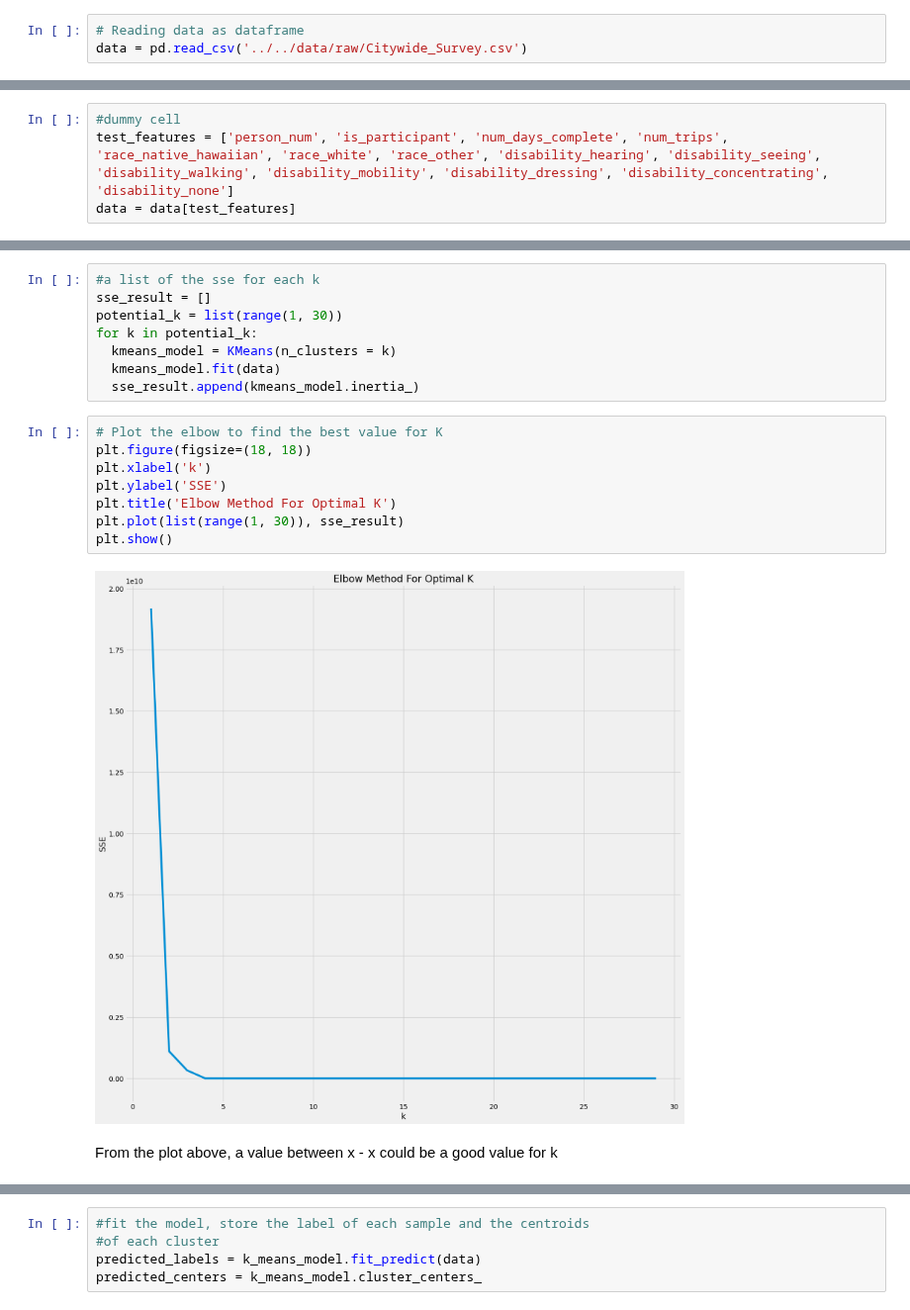
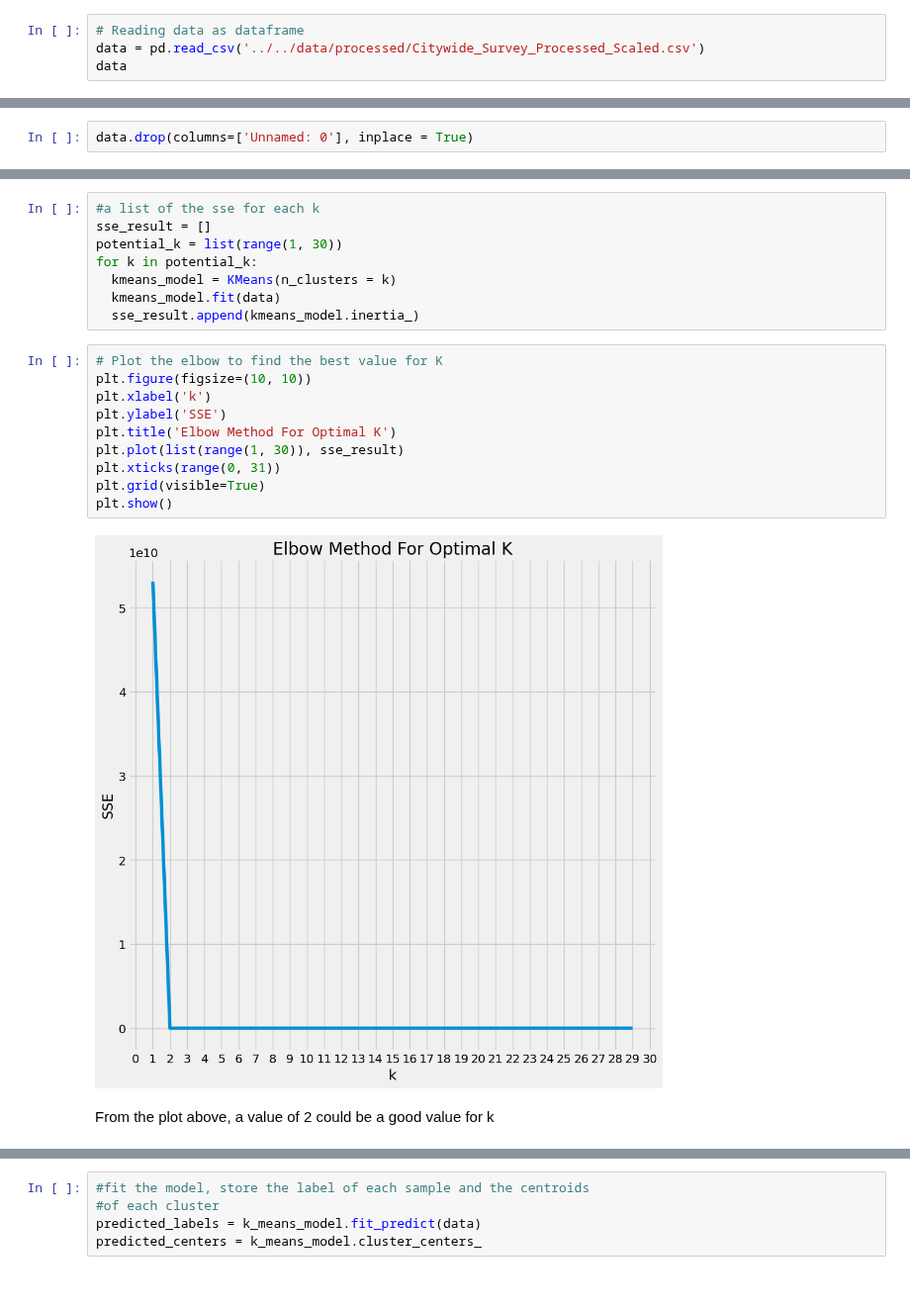
Before and after one commit to mawada-sweis/Clustering-Analysis, a Jupyter notebook: notebooks/algorithms/k-means.ipynb, the cells around one changed output, grey strips where cells are left out. Shown at 99% size. Saved outputs shown, nothing was run; the diff lists cells and outputs as text.

Commit message:
k means using the clean-transformed data

```diff
--- a/notebooks/algorithms/k-means.ipynb
+++ b/notebooks/algorithms/k-means.ipynb
@@ -10,4 +10,5 @@ from sklearn.pipeline import Pipeline
 import seaborn as sns
 # %%
 # Reading data as dataframe
-data = pd.read_csv('../../data/raw/Citywide_Survey.csv')
+data = pd.read_csv('../../data/processed/Citywide_Survey_Processed_Scaled.csv')
+data
@@ -14,4 +29,2 @@ data = pd.read_csv('../../data/raw/Citywide_Survey.csv')
-# %%
-#dummy cell
-test_features = ['person_num', 'is_participant', 'num_days_complete', 'num_trips', 'race_native_hawaiian', 'race_white', 'race_other', 'disability_hearing', 'disability_seeing', 'disability_walking', 'disability_mobility', 'disability_dressing', 'disability_concentrating', 'disability_none']
-data = data[test_features]
+# %%
+data.drop(columns=['Unnamed: 0'], inplace = True)
@@ -27,15 +60,17 @@ for k in potential_k:
   sse_result.append(kmeans_model.inertia_)
 # %%
 # Plot the elbow to find the best value for K
-plt.figure(figsize=(18, 18))
+plt.figure(figsize=(10, 10))
 plt.xlabel('k')
 plt.ylabel('SSE')
 plt.title('Elbow Method For Optimal K')
 plt.plot(list(range(1, 30)), sse_result)
+plt.xticks(range(0, 31))
+plt.grid(visible=True)
 plt.show()
 # %% [output]
-[figure, old version]
+[figure, new version]
 # %% [markdown]
-From the plot above, a value between x - x could be a good value for k
+From the plot above, a value of 2 could be a good value for k
 # %%
 #Initinate a KMeans model with K as a number of clusters
```
Also changed, not shown: parts of 8 cells of this notebook.
